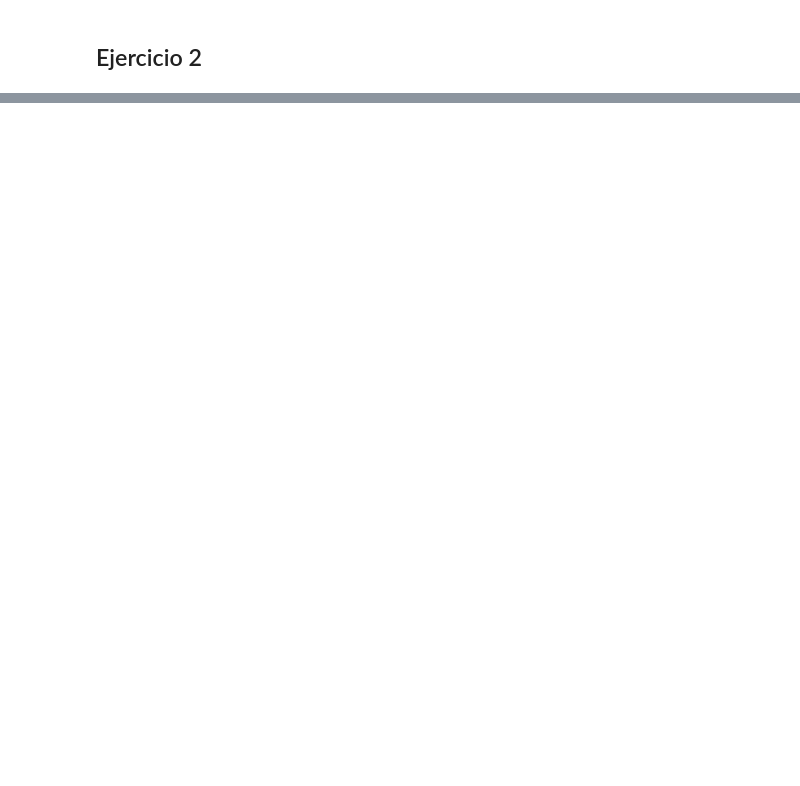
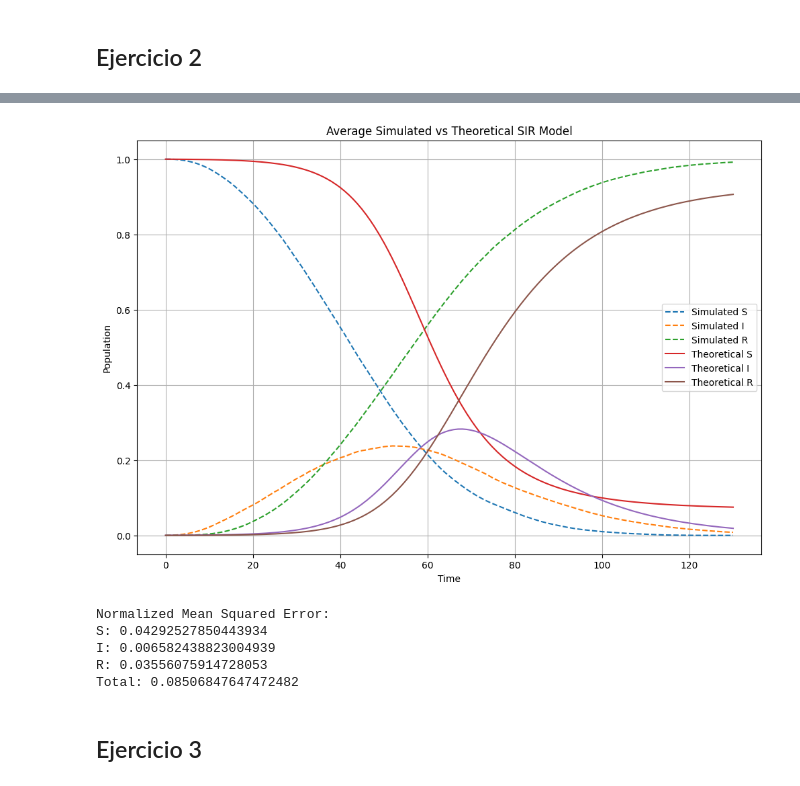
Before and after one commit to UVG-Works-Hub/sir-model, a Jupyter notebook: sir-model.ipynb, the cells around one changed output, grey strips where cells are left out. Cells and saved outputs as stored; diff of their text form; code cells hidden in the pictures; blank space fills up the shorter version.

```diff
--- a/sir-model.ipynb
+++ b/sir-model.ipynb
@@ -386,0 +507,37 @@ Total: 0.03403906904008134
+# %%
+np.random.seed(90)
+M, N = 100, 100  # Grid dimensions
+T = 130  # Number of time steps
+I_0 = 3  # Increased initial infected for faster spread
+rad = 1  # Interaction radius
+beta = 0.2  # Decreased infection rate
+gamma = 0.07  # Decreased recovery rate
+N_exp = 10  # Number of experiments
+
+N_total = M * N
+avg_S, avg_I, avg_R, avg_grids = runMultipleSimulations(M, N, T, I_0, rad, beta, gamma, N_exp)
+# %%
+# Run theoretical model
+S0, I0, R0 = N_total - I_0, I_0, 0
+theo_S, theo_I, theo_R = run_theoretical_sir(S0, I0, R0, N_total, beta, gamma, T+1)
+
+# Create normalized comparison plot
+compare_plot_normalized(avg_S, avg_I, avg_R, theo_S, theo_I, theo_R, N_total, title='Average Simulated vs Theoretical SIR Model')
+
+# Calculate normalized Mean Squared Error
+mse_S, mse_I, mse_R, total_mse = calculate_normalized_mse(avg_S, avg_I, avg_R, theo_S, theo_I, theo_R, N_total)
+
+print(f"Normalized Mean Squared Error:")
+print(f"S: {mse_S}")
+print(f"I: {mse_I}")
+print(f"R: {mse_R}")
+print(f"Total: {total_mse}")
+# %% [output]
+[figure, added]
+Normalized Mean Squared Error:
+S: 0.04292527850443934
+I: 0.006582438823004939
+R: 0.03556075914728053
+Total: 0.08506847647472482
+# %% [markdown]
+## Ejercicio 3
```
Also changed, not shown: parts of 18 cells of this notebook, 1 other file.
